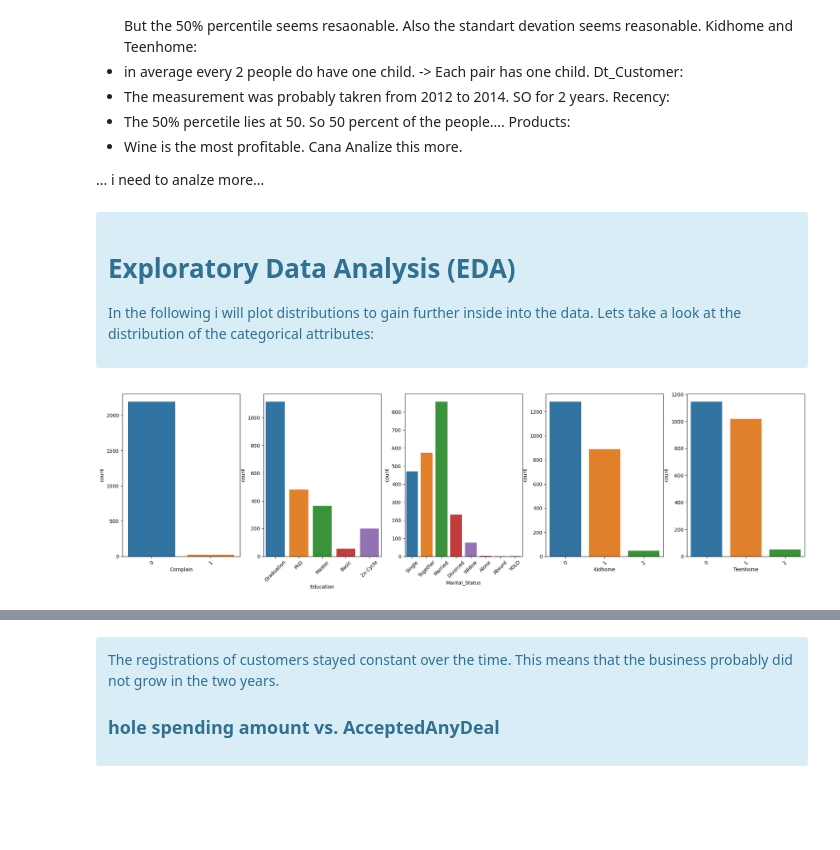
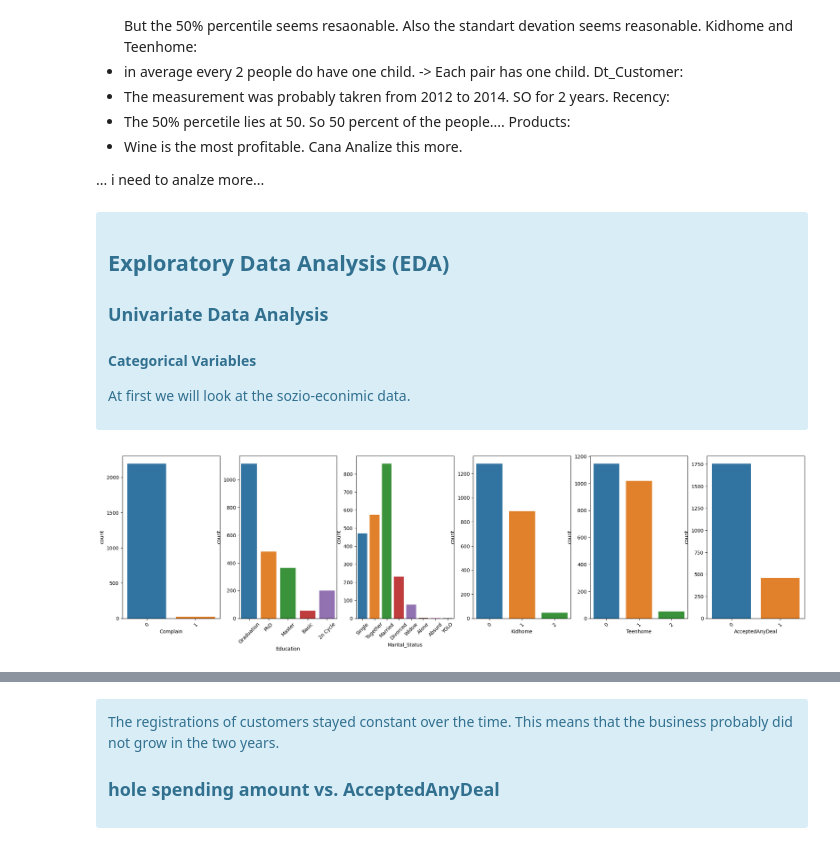
Before and after one commit to Tomson909/Customer-Personality-Analysis, a Jupyter notebook: main.ipynb, the cells around one changed output, grey strips where cells are left out. Saved outputs shown, nothing was run; the diff lists cells and outputs as text; code cells hidden in the pictures; blank space fills up the shorter version.

```diff
--- a/main.ipynb
+++ b/main.ipynb
@@ -47,14 +47,21 @@ data['MntAll'] = data['MntWines'] + data['MntFruits'] + data['MntMeatProducts']
 # combine children and teen to one column
 data['Children'] = data['Kidhome'] + data['Teenhome']
 
-# accepted any deal
+# is parent or not
+data['IsParent'] = np.where((data['Kidhome'] > 0) | (data['Teenhome'] > 0), 1, 0)
+
+# how many deals accepted
 data['AcceptedAnyDeal'] = data['AcceptedCmp1'] + data['AcceptedCmp2'] + data['AcceptedCmp3'] + data['AcceptedCmp4'] + data['AcceptedCmp5']
+
+# Living with or not
+data['LivingTogether'] = np.where((data['IsParent'] > 0) | (data['Marital_Status'] != 'Together') | (data['Marital_Status'] != 'Married'), 1, 0)
+
+# accepted any deal or not
+data['AcceptedAnyDeal'] = np.where(data['AcceptedAnyDeal'] > 0, 1, 0)
 
 # create a income per people column, the plus 1 is to avoid division by zero, should also consider marital status
 data['IncomePerPerson'] = data['Income'] / (data['Children'] + 1)
 
-# one time ivestment variable would be also interseting
-
 # drop Z_CostContact and Z_Revenue since they are constant
 data.drop(['Z_CostContact', 'Z_Revenue'], axis=1, inplace=True)
 # %% [markdown]
@@ -181,18 +188,20 @@ Products:
 ... i need to analze more...
 # %% [markdown]
 <div class="alert alert-block alert-info">
+<h2>Exploratory Data Analysis (EDA)</h2>
+<h3>Univariate Data Analysis</h3>
+<h4>Categorical Variables</h4>
 
-# Exploratory Data Analysis (EDA)
-In the following i will plot distributions to gain further inside into the data. Lets take a look at the distribution of the categorical attributes:
+
+
+At first we will look at the sozio-econimic data.
 </div>
 # %%
-cal_cols = ['Complain', 'Education', 'Marital_Status', 'Kidhome', 'Teenhome']
-
-cal_cols = ['Complain', 'Education', 'Marital_Status', 'Kidhome', 'Teenhome']
+cal_cols = ['Complain', 'Education', 'Marital_Status', 'Kidhome', 'Teenhome','AcceptedAnyDeal']
 fig, ax = plt.subplots(1, len(cal_cols), figsize=(25, 6))
 for col in enumerate(cal_cols):
     sns.countplot(data=data, x=col[1], ax=ax[col[0]])
     ax[col[0]].tick_params(axis='x', rotation=45)
 plt.show()
 # %% [output]
-[figure, old version]
+[figure, new version]
```
Also changed, not shown: parts of 19 cells of this notebook.
